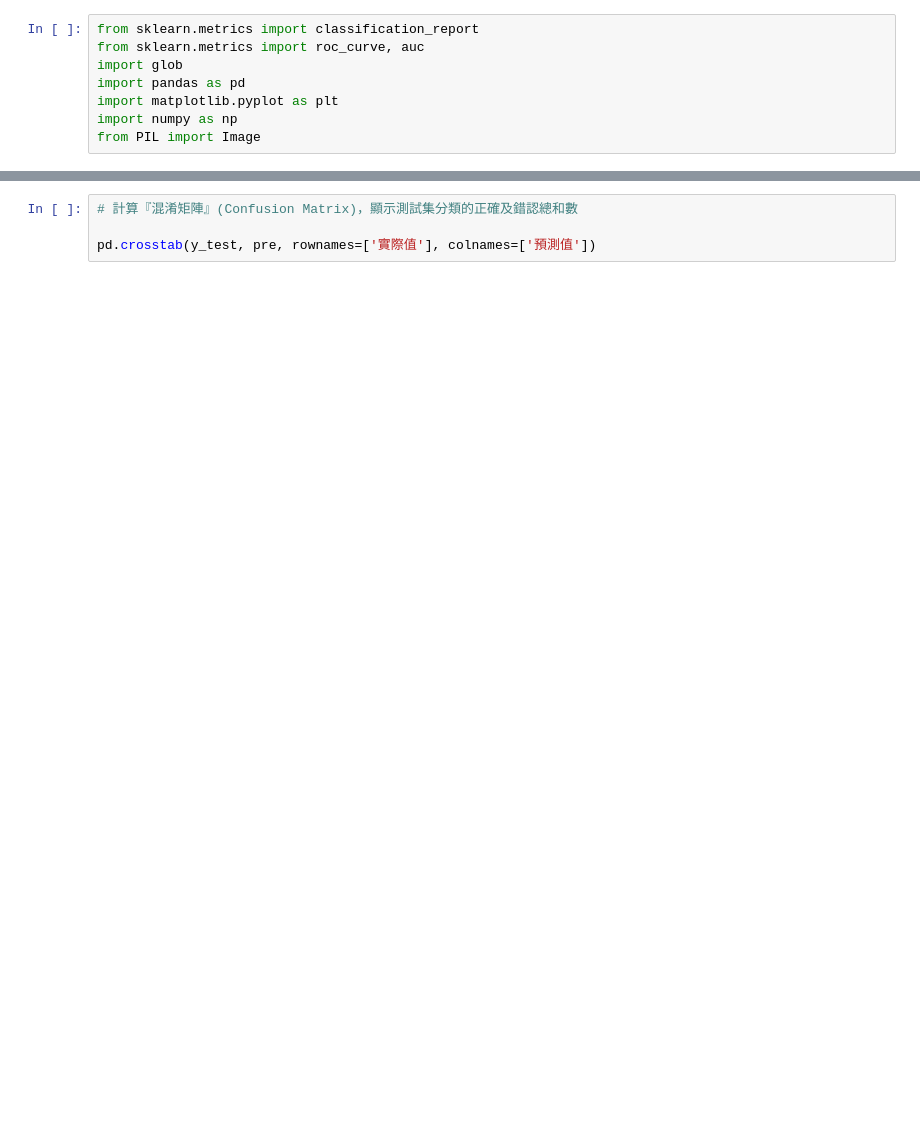
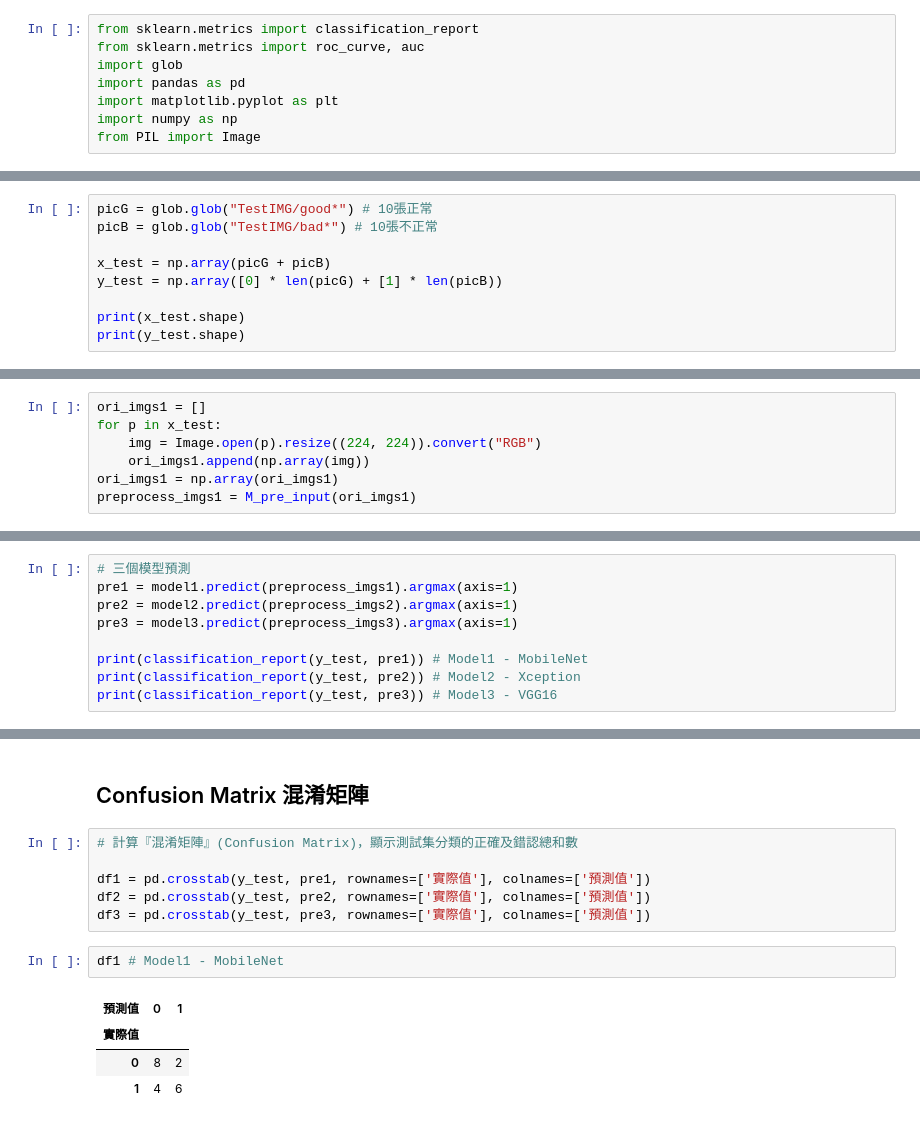
Before and after one commit to JunEden/Tensorflow, a Jupyter notebook: 「圖形呈現_ipynb」的副本.ipynb, the cells around one changed output, grey strips where cells are left out. Drawn from its saved outputs; the diff is of its cells as text; blank space fills up the shorter version.

```diff
--- a/「圖形呈現_ipynb」的副本.ipynb
+++ b/「圖形呈現_ipynb」的副本.ipynb
@@ -10,0 +95,9 @@ from PIL import Image
+# %%
+picG = glob.glob("TestIMG/good*") # 10張正常
+picB = glob.glob("TestIMG/bad*") # 10張不正常
+
+x_test = np.array(picG + picB)
+y_test = np.array([0] * len(picG) + [1] * len(picB))
+
+print(x_test.shape)
+print(y_test.shape)
@@ -10,0 +111,7 @@ from PIL import Image
+# %%
+ori_imgs1 = []
+for p in x_test:
+    img = Image.open(p).resize((224, 224)).convert("RGB")
+    ori_imgs1.append(np.array(img))
+ori_imgs1 = np.array(ori_imgs1)
+preprocess_imgs1 = M_pre_input(ori_imgs1)
@@ -22,0 +140,9 @@ print(classification_report(y_test, preX))
+# %%
+# 三個模型預測
+pre1 = model1.predict(preprocess_imgs1).argmax(axis=1)
+pre2 = model2.predict(preprocess_imgs2).argmax(axis=1)
+pre3 = model3.predict(preprocess_imgs3).argmax(axis=1)
+
+print(classification_report(y_test, pre1)) # Model1 - MobileNet
+print(classification_report(y_test, pre2)) # Model2 - Xception
+print(classification_report(y_test, pre3)) # Model3 - VGG16
@@ -23,4 +167,15 @@ print(classification_report(y_test, preX))
+# %% [markdown]
+## Confusion Matrix 混淆矩陣
 # %%
 # 計算『混淆矩陣』(Confusion Matrix)，顯示測試集分類的正確及錯認總和數
 
-pd.crosstab(y_test, pre, rownames=['實際值'], colnames=['預測值'])
+df1 = pd.crosstab(y_test, pre1, rownames=['實際值'], colnames=['預測值'])
+df2 = pd.crosstab(y_test, pre2, rownames=['實際值'], colnames=['預測值'])
+df3 = pd.crosstab(y_test, pre3, rownames=['實際值'], colnames=['預測值'])
+# %%
+df1 # Model1 - MobileNet
+# %% [output]
+| 預測值 | 0 | 1 |
+| 實際值 |  |  |
+| 0 | 8 | 2 |
+| 1 | 4 | 6 |
```
Also changed, not shown: parts of 40 cells of this notebook.
